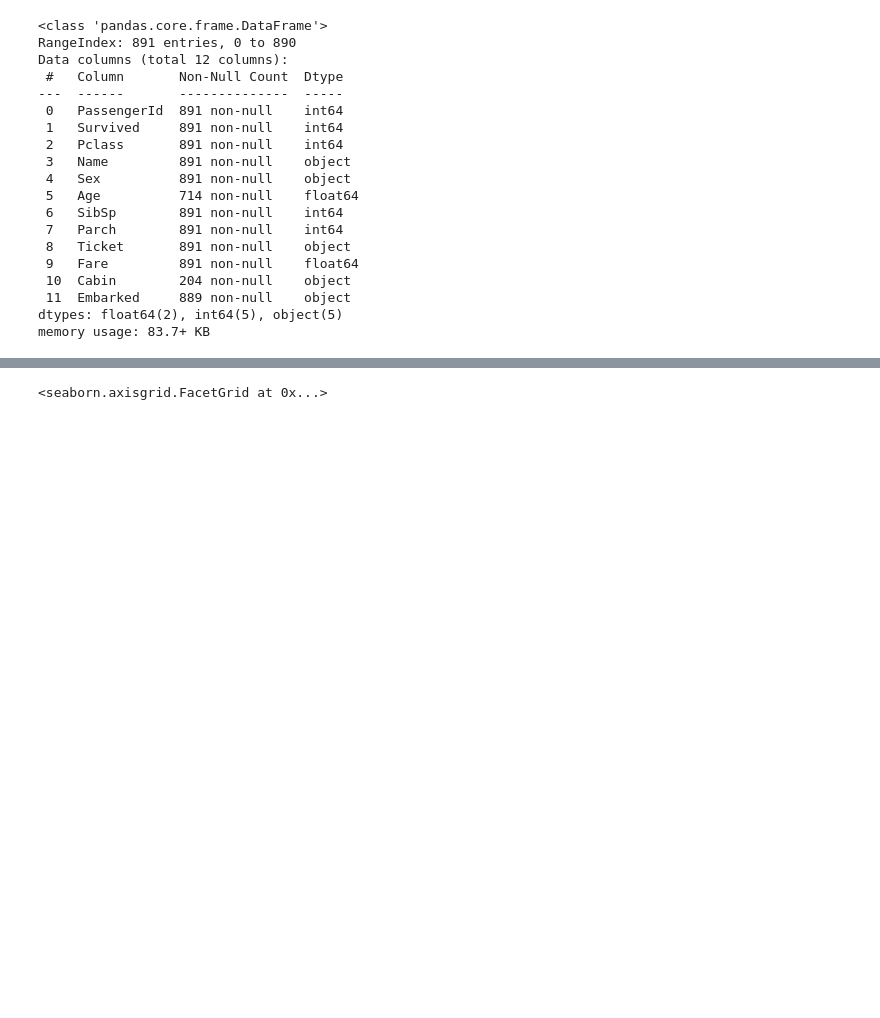
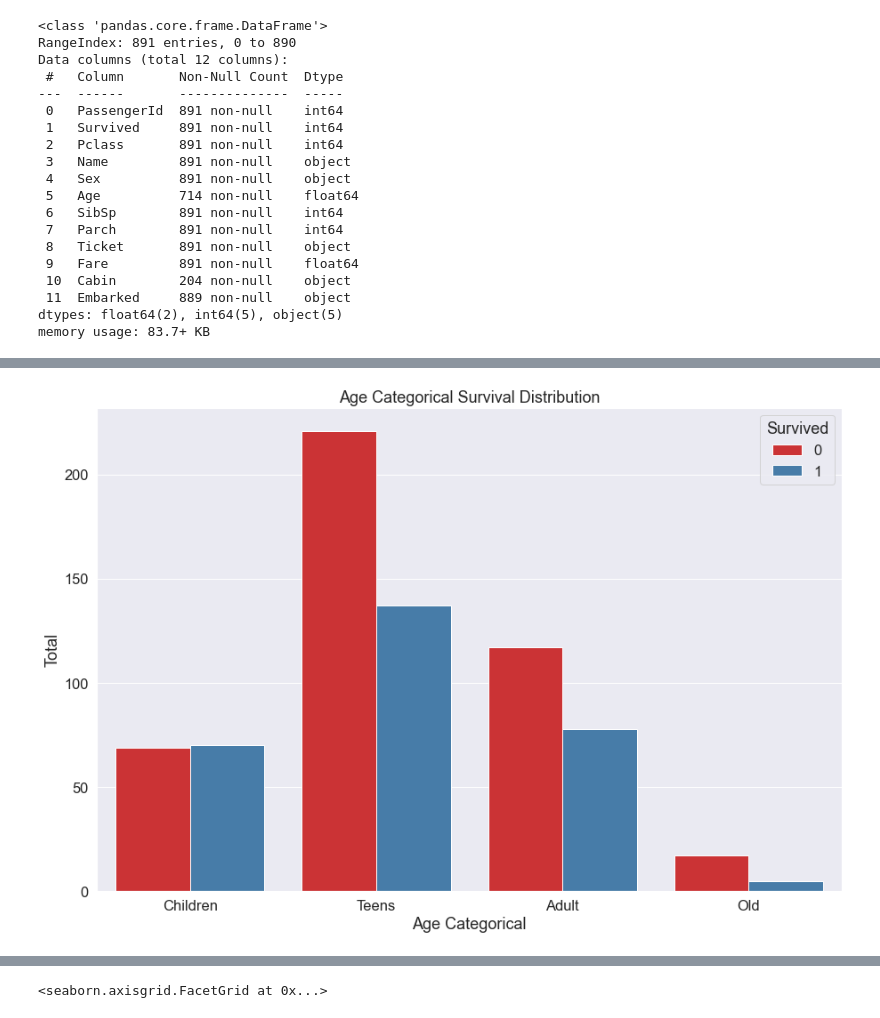
Before and after one commit to pbellot/FormationPANDAS, a Jupyter notebook: exercices.ipynb, the cells around one changed output, grey strips where cells are left out. Cells and saved outputs as stored; diff of their text form; code cells hidden in the pictures; blank space fills up the shorter version.

```diff
--- a/exercices.ipynb
+++ b/exercices.ipynb
@@ -368,0 +393,13 @@ memory usage: 83.7+ KB
+# %%
+# We look at Age column and set Intevals on the ages and the map them to their categories as
+# (Children, Teen, Adult, Old)
+plt.figure(figsize=(15,10))
+interval = (0,18,35,60,120)
+categories = ['Children','Teens','Adult', 'Old']
+titanic['Age_cats'] = pd.cut(titanic.Age, interval, labels = categories)
+ax = sns.countplot(x = 'Age_cats',  data = titanic, hue = 'Survived', palette = 'Set1')
+ax.set(xlabel='Age Categorical', ylabel='Total',
+       title="Age Categorical Survival Distribution")
+plt.show()
+# %% [output]
+[figure, added]
```
Also changed, not shown: parts of 28 cells of this notebook.
